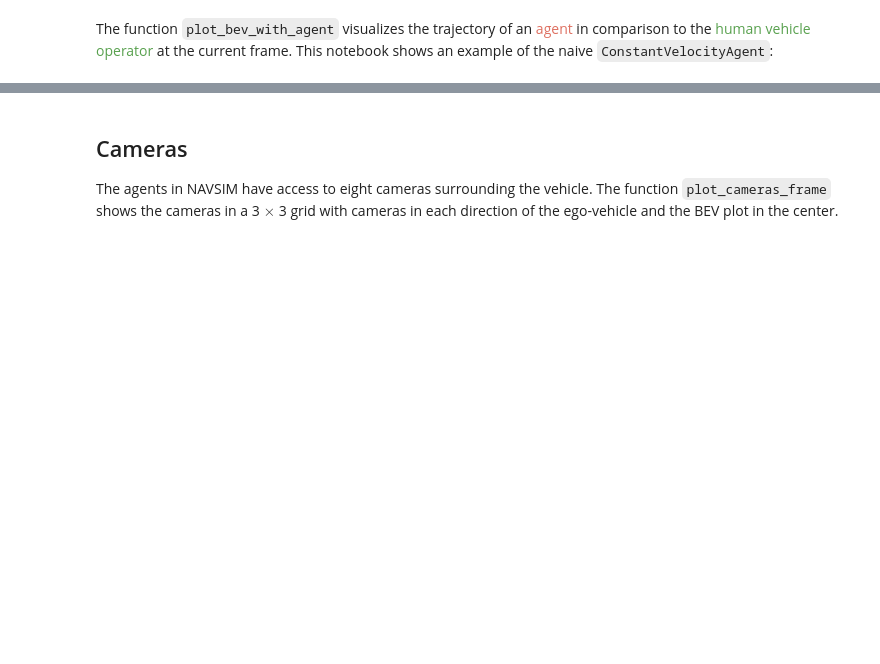
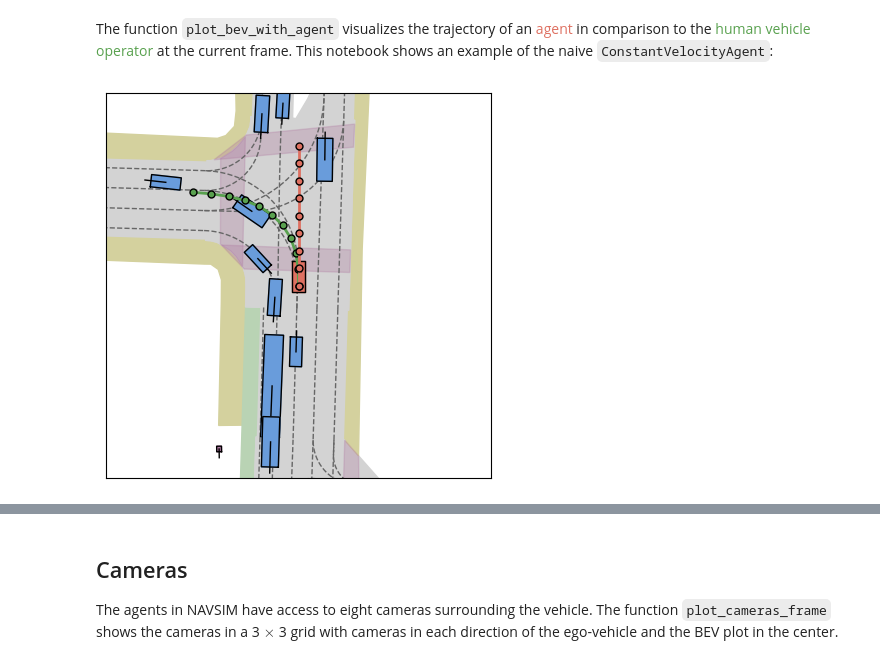
Before and after one commit to gyomberpet/msc_thesis, a Jupyter notebook: tutorial/visualization.ipynb, the cells around one changed output, grey strips where cells are left out. Drawn from its saved outputs; the diff is of its cells as text; code cells hidden in the pictures; blank space fills up the shorter version.

```diff
--- a/tutorial/visualization.ipynb
+++ b/tutorial/visualization.ipynb
@@ -82,7 +82,12 @@ The function `plot_bev_with_agent` visualizes the trajectory of an <span style="
 # %%
 from navsim.visualization.plots import plot_bev_with_agent
 from navsim.agents.constant_velocity_agent import ConstantVelocityAgent
 
+token = np.random.choice(scene_loader.tokens)
+scene = scene_loader.get_scene_from_token(token)
+
 agent = ConstantVelocityAgent()
 fig, ax = plot_bev_with_agent(scene, agent)
 plt.show()
+# %% [output]
+[figure, added]
```
Also changed, not shown: parts of 6 cells of this notebook, 34 other files.
